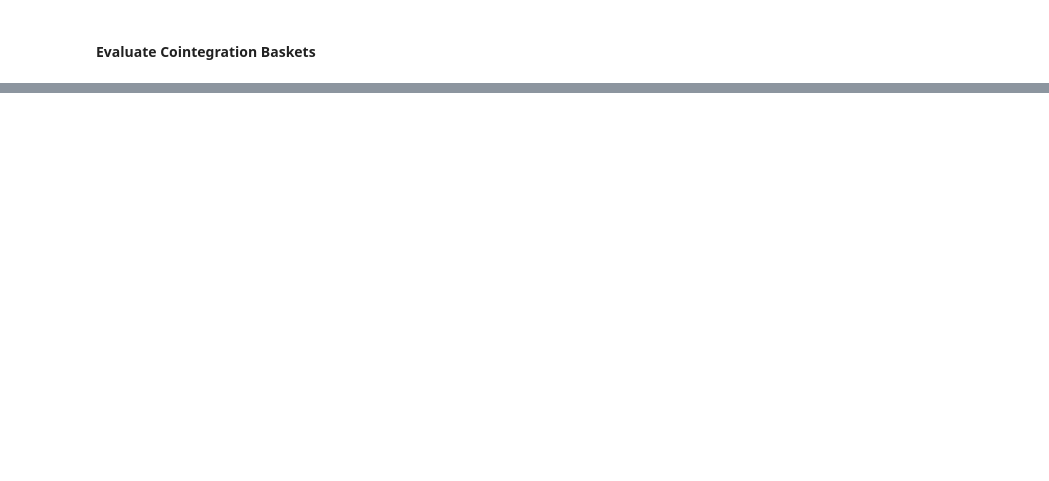
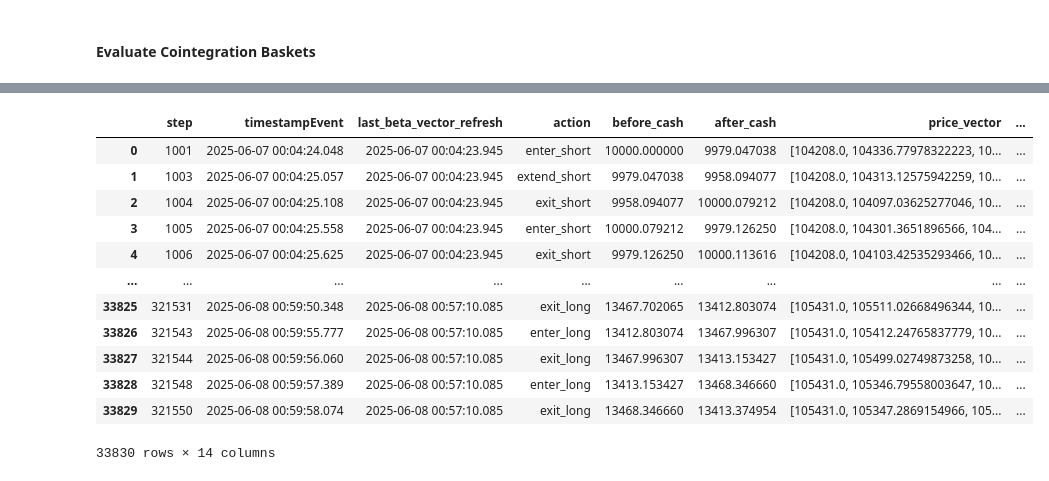
Before and after one commit to gnome-trading-group/gnomepy, a Jupyter notebook: gnomepy/backtest/cointegration_nb.ipynb, the cells around one changed output, grey strips where cells are left out. Cells and saved outputs as stored; diff of their text form; code cells hidden in the pictures; blank space fills up the shorter version.

```diff
--- a/gnomepy/backtest/cointegration_nb.ipynb
+++ b/gnomepy/backtest/cointegration_nb.ipynb
@@ -143,10 +190,9 @@ See the caveats in the documentation: https://pandas.pydata.org/pandas-docs/stab
 seen_baskets, cointegrated_baskets = get_coint_baskets(
     columns=[
         'bidPrice0', 'bidPrice0_perturbed_1', 'bidPrice0_perturbed_2', 'bidPrice0_perturbed_3',
-        'bidPrice0_random_normal', 'bidPrice0_random_normal_perturbed_1', 'bidPrice0_random_normal_perturbed_2',
-        'bidPrice0_random_normal_perturbed_3'
-    ],
-    data=data, significance_level=0.10, min_basket_size=2
+        'bidPrice0_random_normal', 'bidPrice0_random_normal_perturbed_1', 'bidPrice0_random_normal_perturbed_2', 'bidPrice0_random_normal_perturbed_3'
+            ],
+    data=data, significance_level=0.01, min_basket_size=2
 )
 # %% [output]
 Rank from test for basket ('bidPrice0', 'bidPrice0_perturbed_1', 'bidPrice0_perturbed_2', 'bidPrice0_perturbed_3', 'bidPrice0_random_normal', 'bidPrice0_random_normal_perturbed_1', 'bidPrice0_random_n ...
@@ -412,0 +303,16 @@ plt.show()
+# %%
+backtest_results["('bidPrice0', 'bidPrice0_perturbed_1', 'bidPrice0_perturbed_2')_1000_1_100"]['trade_log']
+# %% [output]
+|  | step | timestampEvent | last_beta_vector_refresh | action | before_cash | after_cash | price_vector | ... |
+| 0 | 1001 | 2025-06-07 00:04:24.048 | 2025-06-07 00:04:23.945 | enter_short | 10000.000000 | 9979.047038 | [104208.0, 104336.77978322223, 10... | ... |
+| 1 | 1003 | 2025-06-07 00:04:25.057 | 2025-06-07 00:04:23.945 | extend_short | 9979.047038 | 9958.094077 | [104208.0, 104313.12575942259, 10... | ... |
+| 2 | 1004 | 2025-06-07 00:04:25.108 | 2025-06-07 00:04:23.945 | exit_short | 9958.094077 | 10000.079212 | [104208.0, 104097.03625277046, 10... | ... |
+| 3 | 1005 | 2025-06-07 00:04:25.558 | 2025-06-07 00:04:23.945 | enter_short | 10000.079212 | 9979.126250 | [104208.0, 104301.3651896566, 104... | ... |
+| 4 | 1006 | 2025-06-07 00:04:25.625 | 2025-06-07 00:04:23.945 | exit_short | 9979.126250 | 10000.113616 | [104208.0, 104103.42535293466, 10... | ... |
+| ... | ... | ... | ... | ... | ... | ... | ... | ... |
+| 33825 | 321531 | 2025-06-08 00:59:50.348 | 2025-06-08 00:57:10.085 | exit_long | 13467.702065 | 13412.803074 | [105431.0, 105511.02668496344, 10... | ... |
+| 33826 | 321543 | 2025-06-08 00:59:55.777 | 2025-06-08 00:57:10.085 | enter_long | 13412.803074 | 13467.996307 | [105431.0, 105412.24765837779, 10... | ... |
+| 33827 | 321544 | 2025-06-08 00:59:56.060 | 2025-06-08 00:57:10.085 | exit_long | 13467.996307 | 13413.153427 | [105431.0, 105499.02749873258, 10... | ... |
+| 33828 | 321548 | 2025-06-08 00:59:57.389 | 2025-06-08 00:57:10.085 | enter_long | 13413.153427 | 13468.346660 | [105431.0, 105346.79558003647, 10... | ... |
+| 33829 | 321550 | 2025-06-08 00:59:58.074 | 2025-06-08 00:57:10.085 | exit_long | 13468.346660 | 13413.374954 | [105431.0, 105347.2869154966, 105... | ... |
+33830 rows × 14 columns
```
Also changed, not shown: parts of 10 cells of this notebook, 1 other file.
